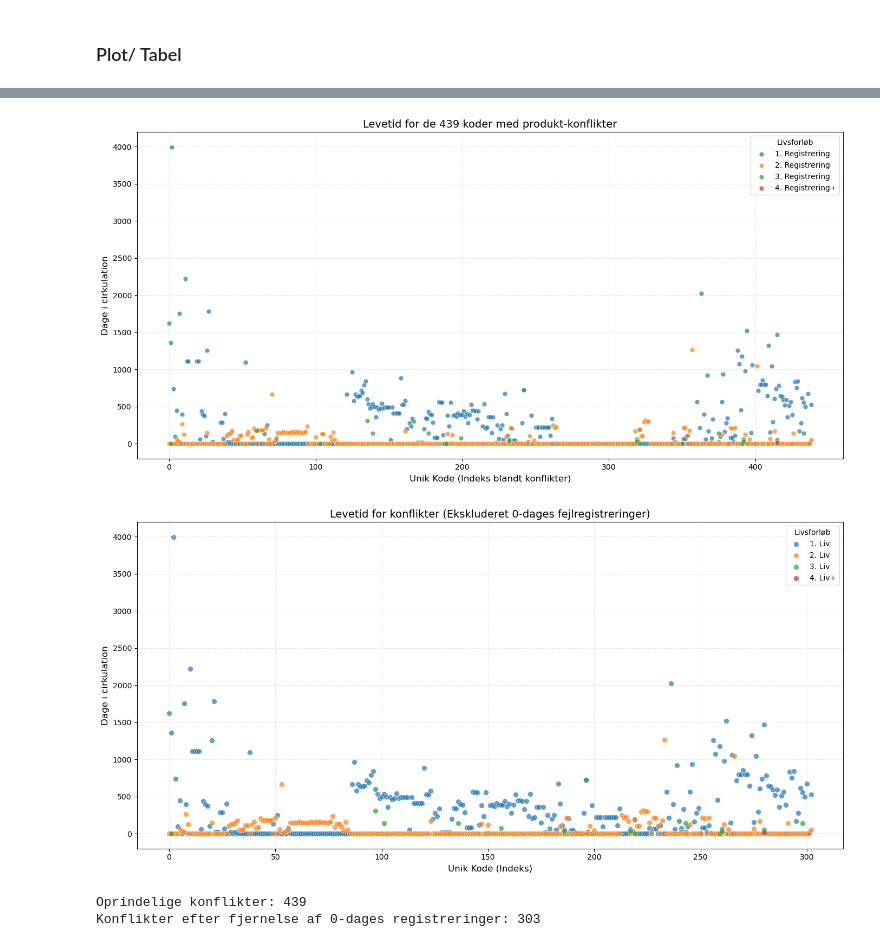
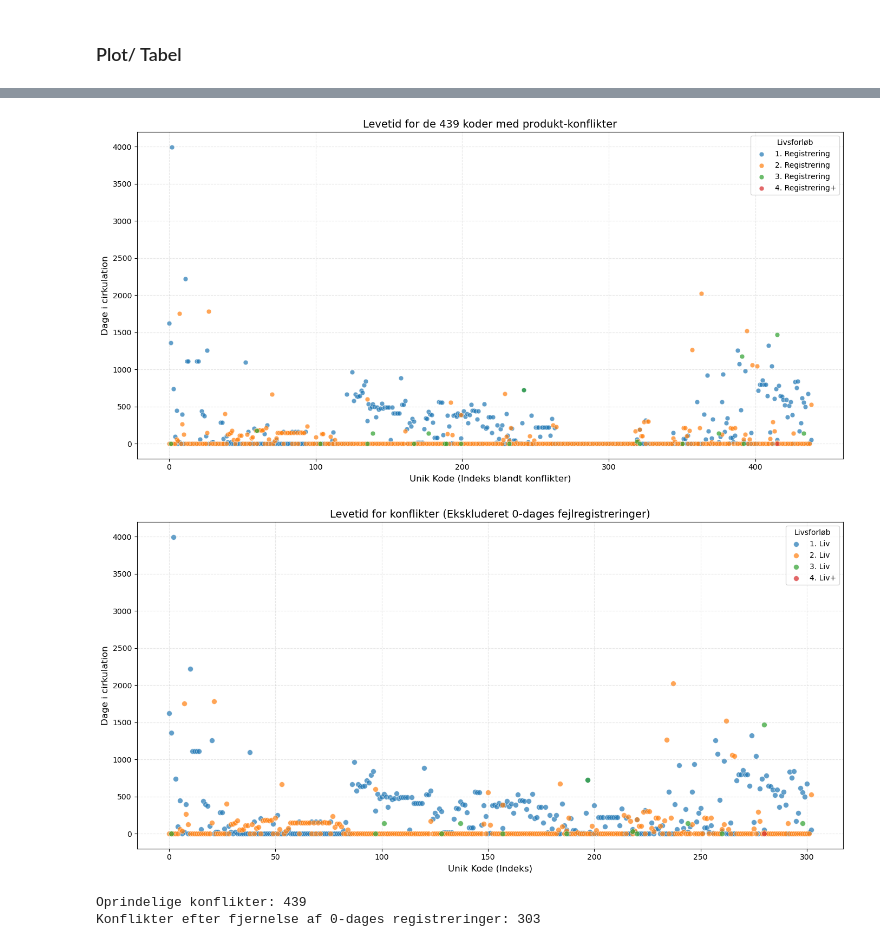
Before and after one commit to Mathias2209/Dataprojekt, a Jupyter notebook: Conflicting UI.ipynb, the cells around one changed output, grey strips where cells are left out. Drawn from its saved outputs; the diff is of its cells as text; code cells hidden in the pictures.

```diff
--- a/Conflicting UI.ipynb
+++ b/Conflicting UI.ipynb
@@ -96,13 +114,14 @@ conflicts_grouped = (
     .agg({
         "Produkt - Produkt": lambda x: list(x.unique()),
         "Dage i cirkulation": list,
-        "Kassationsårsag (ui)": list
+        "Kassationsårsag (ui)": list,
+        "source_file": list
     })
     .reset_index()
 )
 
 # Omdøb kolonner for klarhed
-conflicts_grouped.columns = ["Unik Kode (ui)", "Produktnavne", "Dage_Historik", "Aarsager_Historik"]
+conflicts_grouped.columns = ["Unik Kode (ui)", "Produktnavne", "Dage_Historik", "Aarsager_Historik", "Måned"]
 
 conflicts_grouped.head(10)
 # %% [output]
@@ -155,12 +174,12 @@ plt.show()
 # print(f"Tabel over de {len(conflicts_grouped)} koder med konflikter:")
 # conflicts_grouped.head(10)
 # %% [output]
-[figure, old version]
+[figure, new version]
 # %%
 # 2. Aggregering til én række pr. UI
 conflicts_raw = all_data[all_data["Unik Kode (ui)"].isin(bad_ui_year)].copy()
 # Vi sikrer os at de er sorteret efter måned (Month_Num skal være oprettet tidligere)
-conflicts_raw = conflicts_raw.sort_values(['Unik Kode (ui)', 'Month_Num'])
+conflicts_raw = conflicts_raw.sort_values(['Unik Kode (ui)', 'source_file'])
 
 conflicts_grouped = (
     conflicts_raw
@@ -193,34 +212,34 @@ for i, row in conflicts_filtered.reset_index().iterrows():
             'Dage': dage,
             'Liv_Nummer': index + 1
         })
 
 plot_df = pd.DataFrame(plot_data)
 
 # 5. Scatterplot over de reelle konflikter
 plt.figure(figsize=(14, 7))
 colors = {1: '#1f77b4', 2: '#ff7f0e', 3: '#2ca02c', 4: '#d62728'}
 labels = {1: '1. Liv', 2: '2. Liv', 3: '3. Liv', 4: '4. Liv+'}
 
 for life in sorted(plot_df['Liv_Nummer'].unique()):
     subset = plot_df[plot_df['Liv_Nummer'] == life]
     plt.scatter(subset['ID_Index'], subset['Dage'],
                 color=colors.get(life, 'black'),
                 label=labels.get(life),
                 alpha=0.7, s=50, edgecolors='w', linewidth=0.5)
 
 plt.title(f'Levetid for konflikter (Ekskluderet 0-dages fejlregistreringer)', fontsize=14)
 plt.xlabel('Unik Kode (Indeks)', fontsize=12)
 plt.ylabel('Dage i cirkulation', fontsize=12)
 plt.legend(title="Livsforløb")
 plt.grid(True, linestyle='--', alpha=0.3)
 
 plt.tight_layout()
 plt.show()
 
 print(f"Oprindelige konflikter: {len(conflicts_grouped)}")
 print(f"Konflikter efter fjernelse af 0-dages registreringer: {len(conflicts_filtered)}")
 # %% [output]
-[figure, old version]
+[figure, new version]
 Oprindelige konflikter: 439
 Konflikter efter fjernelse af 0-dages registreringer: 303
 # %%
```
Also changed, not shown: parts of 9 cells of this notebook.
